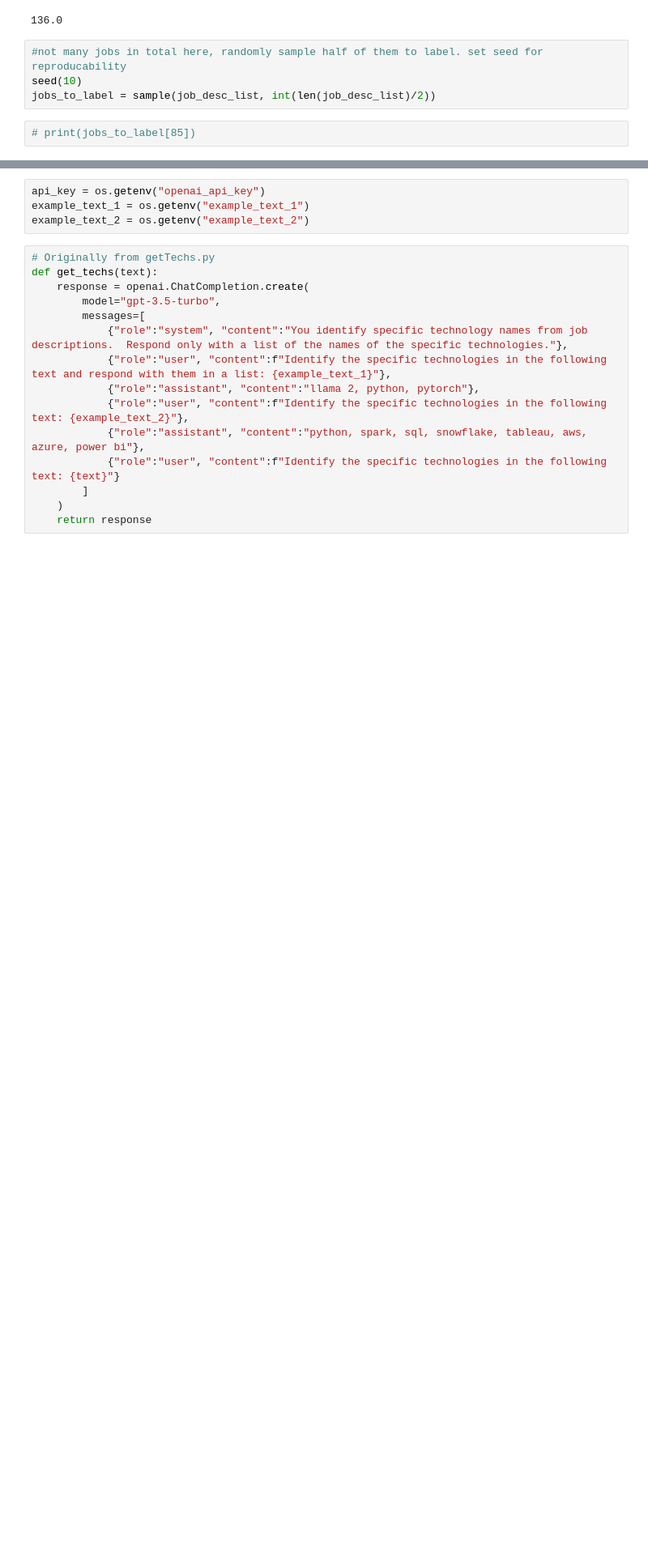
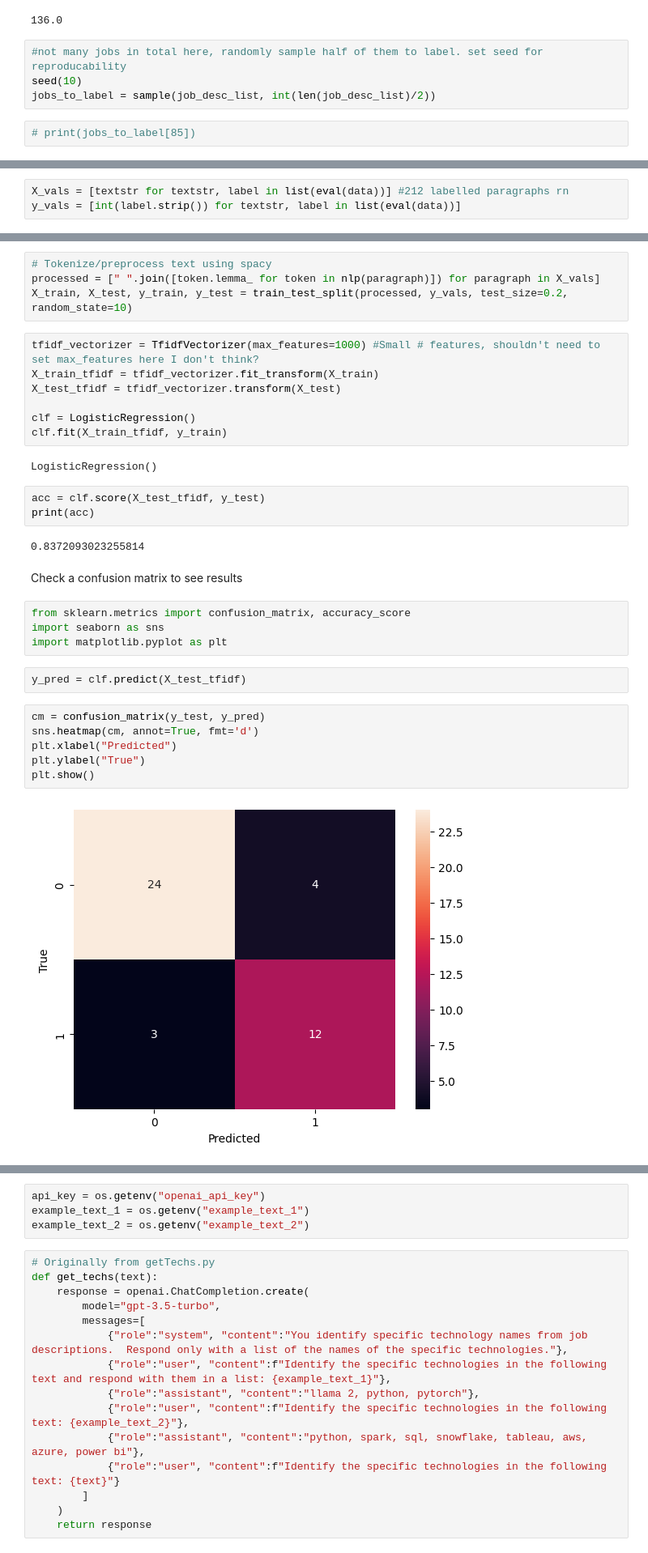
Before and after one commit to zadealfalah/jobReqs, a Jupyter notebook: trainspacy.ipynb, the cells around one changed output, grey strips where cells are left out. Shown at 81% size. Drawn from its saved outputs; the diff is of its cells as text; blank space fills up the shorter version.

```diff
--- a/trainspacy.ipynb
+++ b/trainspacy.ipynb
@@ -80,0 +99,3 @@ split_on_empty_lines(jobs_to_label[0])
+# %%
+X_vals = [textstr for textstr, label in list(eval(data))] #212 labelled paragraphs rn
+y_vals = [int(label.strip()) for textstr, label in list(eval(data))]
@@ -80,0 +106,34 @@ split_on_empty_lines(jobs_to_label[0])
+# %%
+# Tokenize/preprocess text using spacy
+processed = [" ".join([token.lemma_ for token in nlp(paragraph)]) for paragraph in X_vals]
+X_train, X_test, y_train, y_test = train_test_split(processed, y_vals, test_size=0.2, random_state=10)
+# %%
+tfidf_vectorizer = TfidfVectorizer(max_features=1000) #Small # features, shouldn't need to set max_features here I don't think?
+X_train_tfidf = tfidf_vectorizer.fit_transform(X_train)
+X_test_tfidf = tfidf_vectorizer.transform(X_test)
+
+clf = LogisticRegression()
+clf.fit(X_train_tfidf, y_train)
+# %% [output]
+LogisticRegression()
+# %%
+acc = clf.score(X_test_tfidf, y_test)
+print(acc)
+# %% [output]
+0.8372093023255814
+# %% [markdown]
+Check a confusion matrix to see results
+# %%
+from sklearn.metrics import confusion_matrix, accuracy_score
+import seaborn as sns
+import matplotlib.pyplot as plt
+# %%
+y_pred = clf.predict(X_test_tfidf)
+# %%
+cm = confusion_matrix(y_test, y_pred)
+sns.heatmap(cm, annot=True, fmt='d')
+plt.xlabel("Predicted")
+plt.ylabel("True")
+plt.show()
+# %% [output]
+[figure, added]
```
Also changed, not shown: parts of 23 cells of this notebook, 8 other files.
